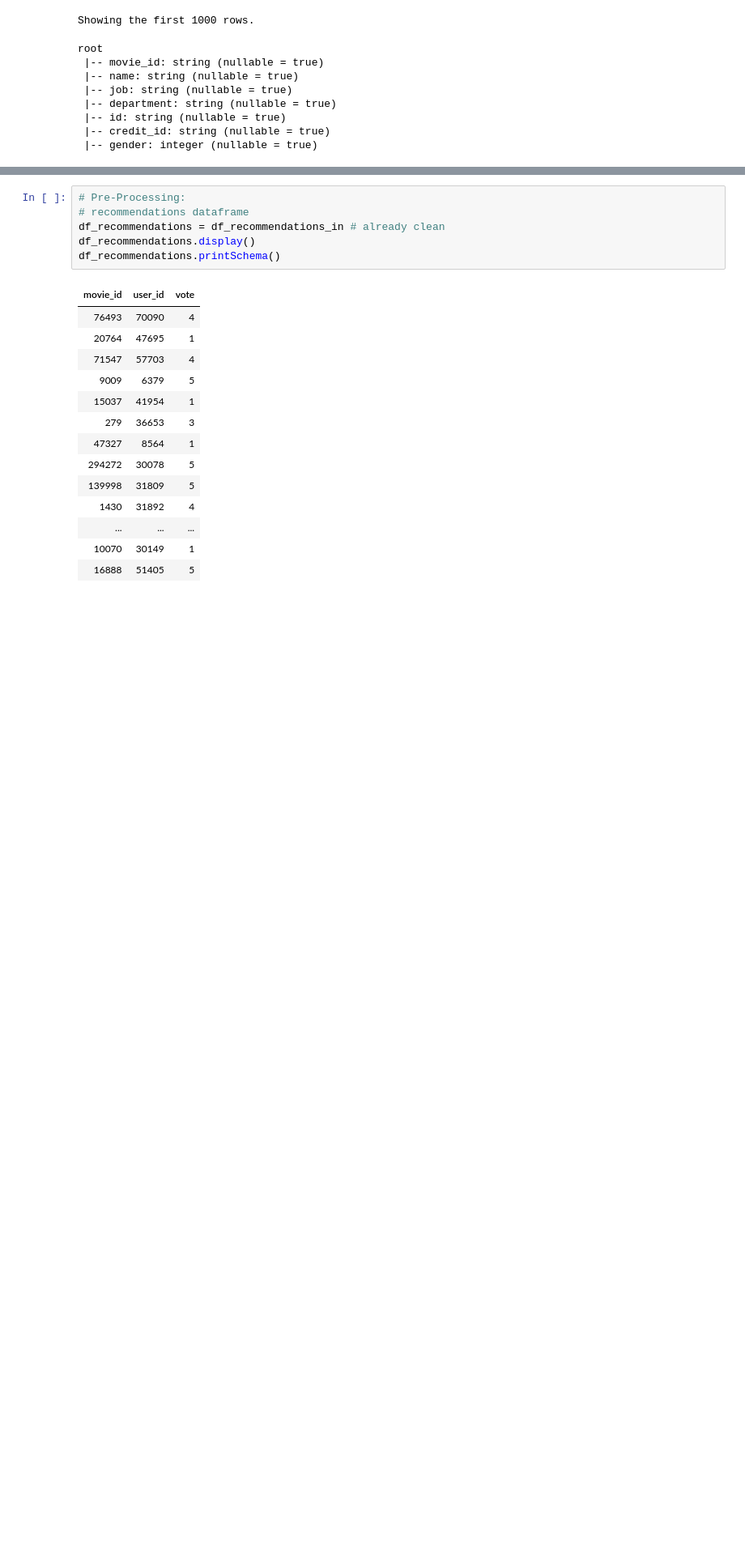
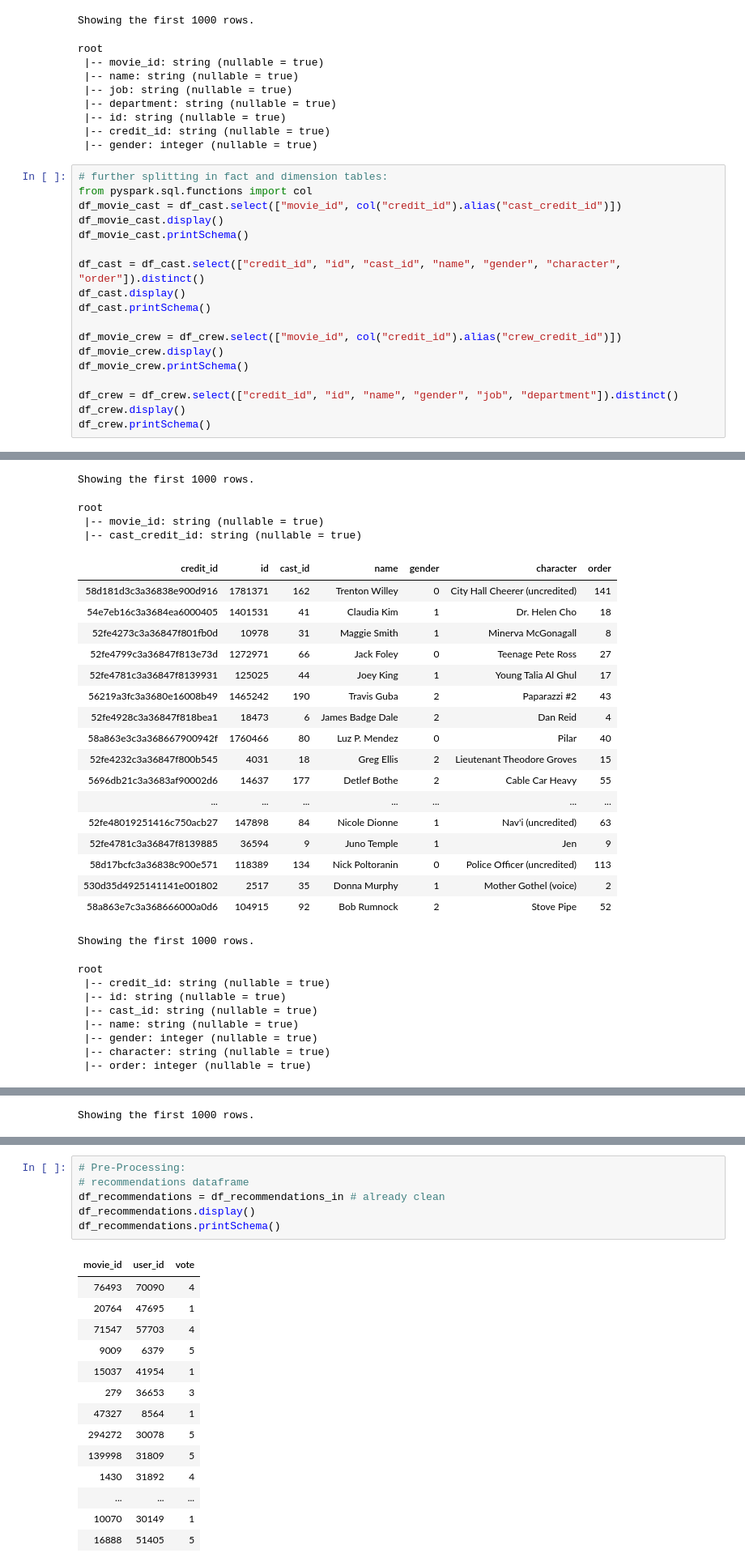
Before and after one commit to timo282/Big_Data_Storage-Movie_Ratings, a Jupyter notebook: Exam_Big_Data_Storage_Notebook.ipynb, the cells around one changed output, grey strips where cells are left out. Shown at 81% size. Drawn from its saved outputs; the diff is of its cells as text; blank space fills up the shorter version.

Commit message:
Splits tables into fact and dimension tables

```diff
--- a/Exam_Big_Data_Storage_Notebook.ipynb
+++ b/Exam_Big_Data_Storage_Notebook.ipynb
@@ -144,3 +144,22 @@ root
  |-- id: string (nullable = true)
  |-- credit_id: string (nullable = true)
  |-- gender: integer (nullable = true)
+# %%
+# further splitting in fact and dimension tables:
+from pyspark.sql.functions import col
+df_movie_cast = df_cast.select(["movie_id", col("credit_id").alias("cast_credit_id")])
+df_movie_cast.display()
+df_movie_cast.printSchema()
+
+df_cast = df_cast.select(["credit_id", "id", "cast_id", "name", "gender", "character", "order"]).distinct()
+df_cast.display()
+df_cast.printSchema()
+
+df_movie_crew = df_crew.select(["movie_id", col("credit_id").alias("crew_credit_id")])
+df_movie_crew.display()
+df_movie_crew.printSchema()
+
+df_crew = df_crew.select(["credit_id", "id", "name", "gender", "job", "department"]).distinct()
+df_crew.display()
+df_crew.printSchema()
+# %% [output]
@@ -146,0 +183,30 @@ root
+Showing the first 1000 rows.
+root
+ |-- movie_id: string (nullable = true)
+ |-- cast_credit_id: string (nullable = true)
+| credit_id | id | cast_id | name | gender | character | order |
+| 58d181d3c3a36838e900d916 | 1781371 | 162 | Trenton Willey | 0 | City Hall Cheerer (uncredited) | 141 |
+| 54e7eb16c3a3684ea6000405 | 1401531 | 41 | Claudia Kim | 1 | Dr. Helen Cho | 18 |
+| 52fe4273c3a36847f801fb0d | 10978 | 31 | Maggie Smith | 1 | Minerva McGonagall | 8 |
+| 52fe4799c3a36847f813e73d | 1272971 | 66 | Jack Foley | 0 | Teenage Pete Ross | 27 |
+| 52fe4781c3a36847f8139931 | 125025 | 44 | Joey King | 1 | Young Talia Al Ghul | 17 |
+| 56219a3fc3a3680e16008b49 | 1465242 | 190 | Travis Guba | 2 | Paparazzi #2 | 43 |
+| 52fe4928c3a36847f818bea1 | 18473 | 6 | James Badge Dale | 2 | Dan Reid | 4 |
+| 58a863e3c3a368667900942f | 1760466 | 80 | Luz P. Mendez | 0 | Pilar | 40 |
+| 52fe4232c3a36847f800b545 | 4031 | 18 | Greg Ellis | 2 | Lieutenant Theodore Groves | 15 |
+| 5696db21c3a3683af90002d6 | 14637 | 177 | Detlef Bothe | 2 | Cable Car Heavy | 55 |
+| ... | ... | ... | ... | ... | ... | ... |
+| 52fe48019251416c750acb27 | 147898 | 84 | Nicole Dionne | 1 | Nav'i (uncredited) | 63 |
+| 52fe4781c3a36847f8139885 | 36594 | 9 | Juno Temple | 1 | Jen | 9 |
+| 58d17bcfc3a36838c900e571 | 118389 | 134 | Nick Poltoranin | 0 | Police Officer (uncredited) | 113 |
+| 530d35d4925141141e001802 | 2517 | 35 | Donna Murphy | 1 | Mother Gothel (voice) | 2 |
+| 58a863e7c3a368666000a0d6 | 104915 | 92 | Bob Rumnock | 2 | Stove Pipe | 52 |
+Showing the first 1000 rows.
+root
+ |-- credit_id: string (nullable = true)
+ |-- id: string (nullable = true)
+ |-- cast_id: string (nullable = true)
+ |-- name: string (nullable = true)
+ |-- gender: integer (nullable = true)
+ |-- character: string (nullable = true)
+ |-- order: integer (nullable = true)
@@ -146,0 +230 @@ root
+Showing the first 1000 rows.
```
Also changed, not shown: parts of 7 cells of this notebook.
